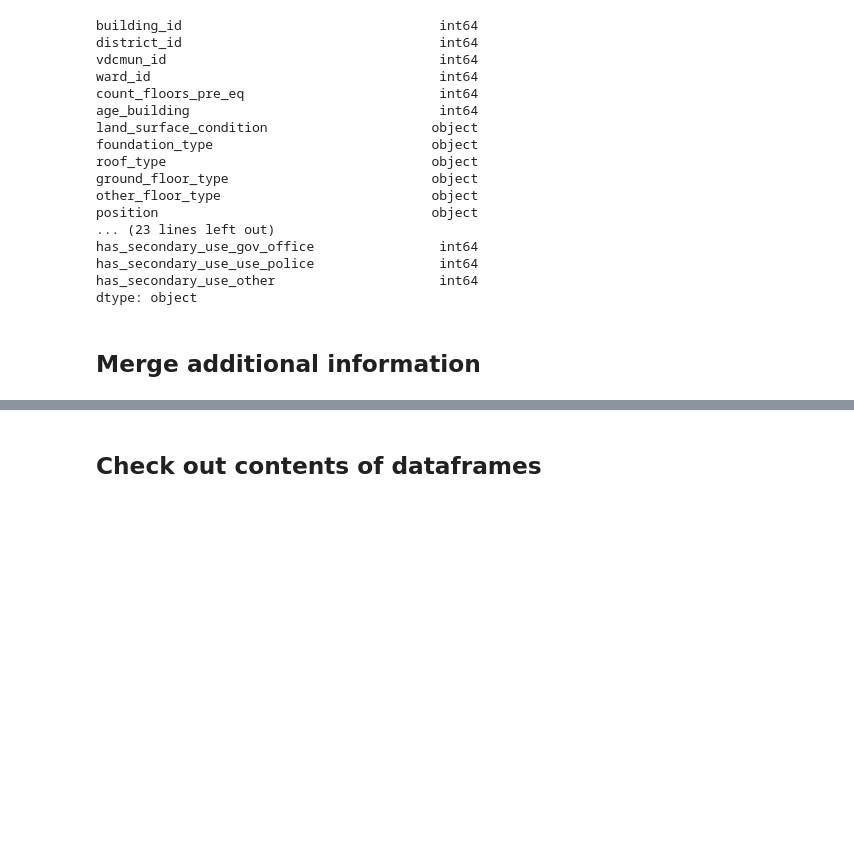
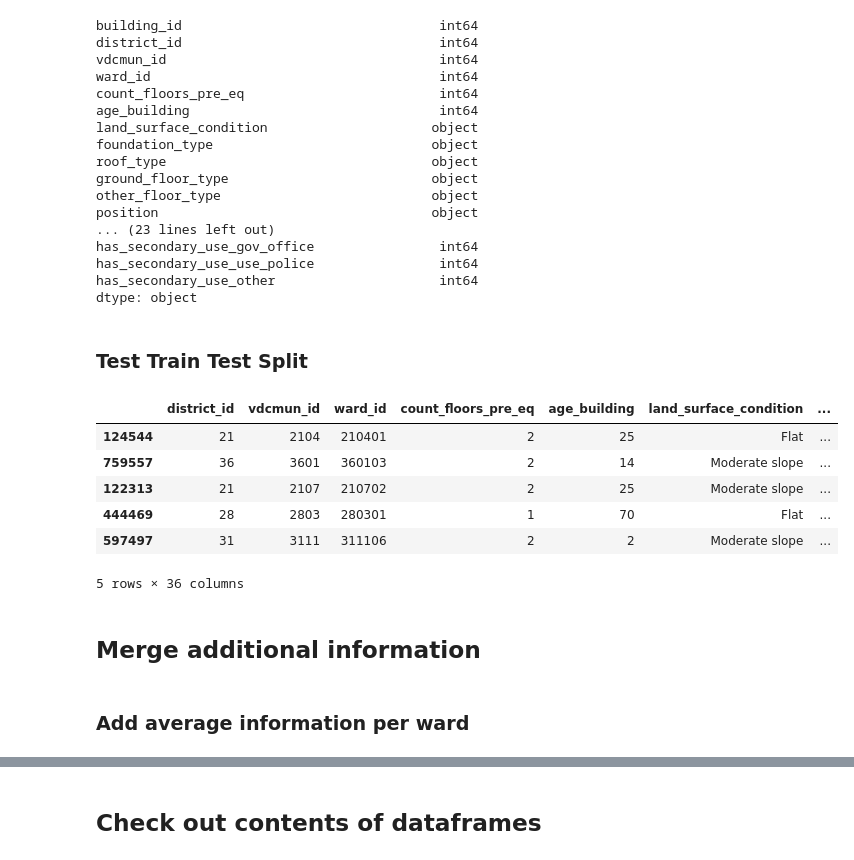
Before and after one commit to chantalwuer/earthquake_damage, a Jupyter notebook: notebooks/Merging_Tables.ipynb, the cells around one changed output, grey strips where cells are left out. Cells and saved outputs as stored; diff of their text form; code cells hidden in the pictures; blank space fills up the shorter version.

Commit message:
Data Exploration continued

```diff
--- a/notebooks/Merging_Tables.ipynb
+++ b/notebooks/Merging_Tables.ipynb
@@ -8,6 +11,8 @@
 # %%
 import pandas as pd
 import numpy as np
+pd.set_option('display.max_columns', None)
+pd.set_option('display.max_rows', None)
 # %%
 train_values = pd.read_csv('/Users/chantalwuerschinger/code/chantalwuer/earthquake_damage/raw_data/challenge_data/train_values.csv')
 train_labels = pd.read_csv('/Users/chantalwuerschinger/code/chantalwuer/earthquake_damage/raw_data/challenge_data/train_labels.csv')
@@ -207,7 +212,23 @@ has_secondary_use_other                     int64
 dtype: object
 # %%
 merged.to_csv('/Users/chantalwuerschinger/code/chantalwuer/earthquake_damage/raw_data/merged_table.csv', index=False)
+# %% [markdown]
+### Test Train Test Split
+# %%
+from earthquake_damage.data.main import train_test_val
+
+X_train, X_test, X_val, y_train, y_test, y_val = train_test_val(merged)
+# %% [output]
+|  | district_id | vdcmun_id | ward_id | count_floors_pre_eq | age_building | land_surface_condition | ... |
+| 124544 | 21 | 2104 | 210401 | 2 | 25 | Flat | ... |
+| 759557 | 36 | 3601 | 360103 | 2 | 14 | Moderate slope | ... |
+| 122313 | 21 | 2107 | 210702 | 2 | 25 | Moderate slope | ... |
+| 444469 | 28 | 2803 | 280301 | 1 | 70 | Flat | ... |
+| 597497 | 31 | 3111 | 311106 | 2 | 2 | Moderate slope | ... |
+5 rows × 36 columns
 # %% [markdown]
 ## Merge additional information
 # %%
 merged_df = merged.copy()
+# %% [markdown]
+### Add average information per ward
```
Also changed, not shown: parts of 11 cells of this notebook.
